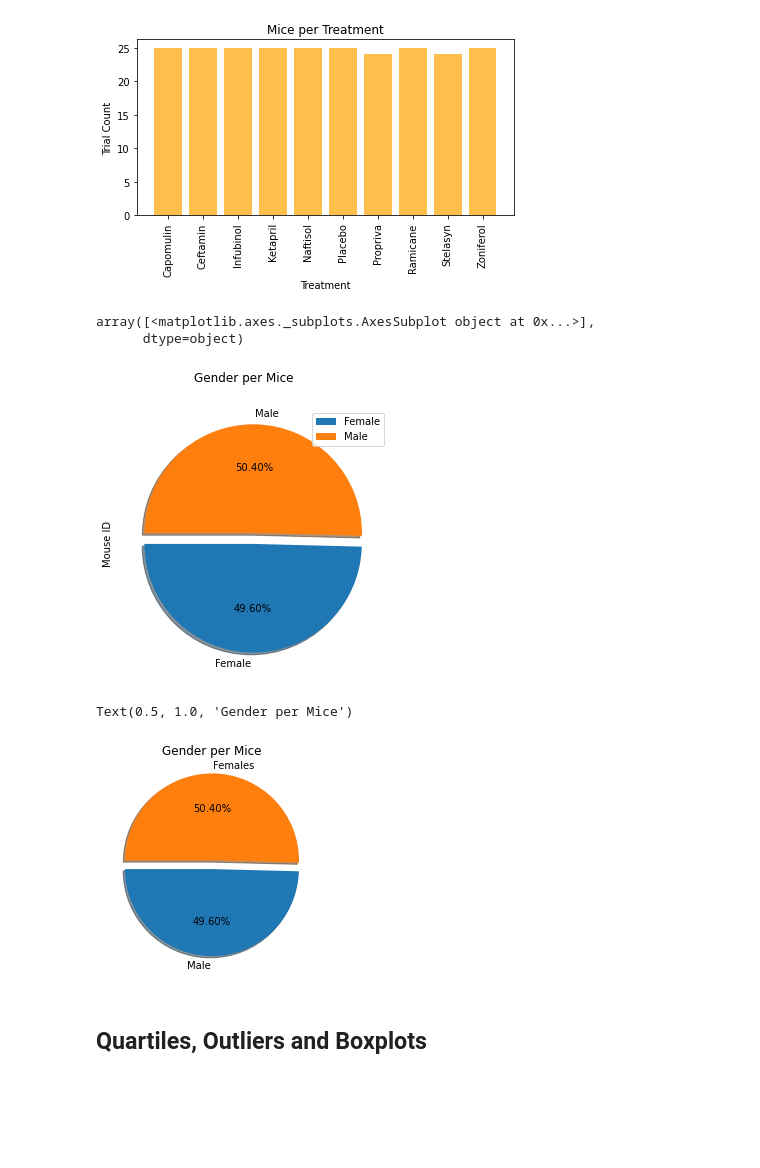
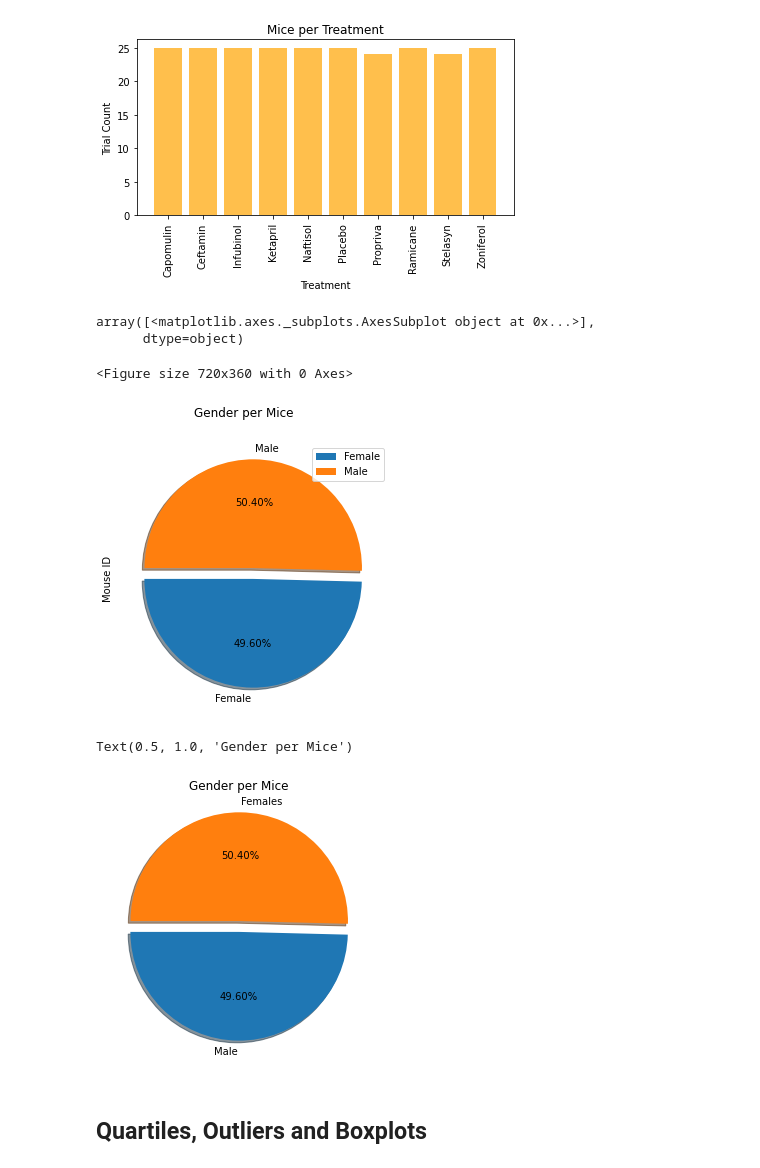
Before and after one commit to andresocorro/matplotlib-challenge, a Jupyter notebook: Pymaceuticals/pymaceuticals_starter.ipynb, the cells around one changed output. Drawn from its saved outputs; the diff is of its cells as text; code cells hidden in the pictures; blank space fills up the shorter version.

```diff
--- a/Pymaceuticals/pymaceuticals_starter.ipynb
+++ b/Pymaceuticals/pymaceuticals_starter.ipynb
@@ -202,19 +202,22 @@ gender_series = grouped_gender['Mouse ID'].nunique()
 
 gender_series = pd.DataFrame(gender_series)
 
+plt.figure(figsize=(10,5))
 gender_series.plot(kind="pie", figsize=(10,5), title="Gender per Mice", shadow=True, autopct= "%1.2f%%",startangle=180, subplots=True, explode=[0,.1])
 # %% [output]
 array([<matplotlib.axes._subplots.AxesSubplot object at 0x...>],
       dtype=object)
+<Figure size 720x360 with 0 Axes>
 [figure]
 # %%
 # Generate a pie plot showing the distribution of female versus male mice using pyplot
 
+plt.figure(figsize = (10,5))
 plt.pie(gender_series["Mouse ID"], autopct = "%1.2f%%", startangle=180, explode=[0,0.1], shadow=True,labels=["Male","Females"])
 plt.title("Gender per Mice")
 # %% [output]
 Text(0.5, 1.0, 'Gender per Mice')
-[figure, old version]
+[figure, new version]
 # %% [markdown]
 ## Quartiles, Outliers and Boxplots
 # %%
```
Also changed, not shown: parts of 1 cell of this notebook.
